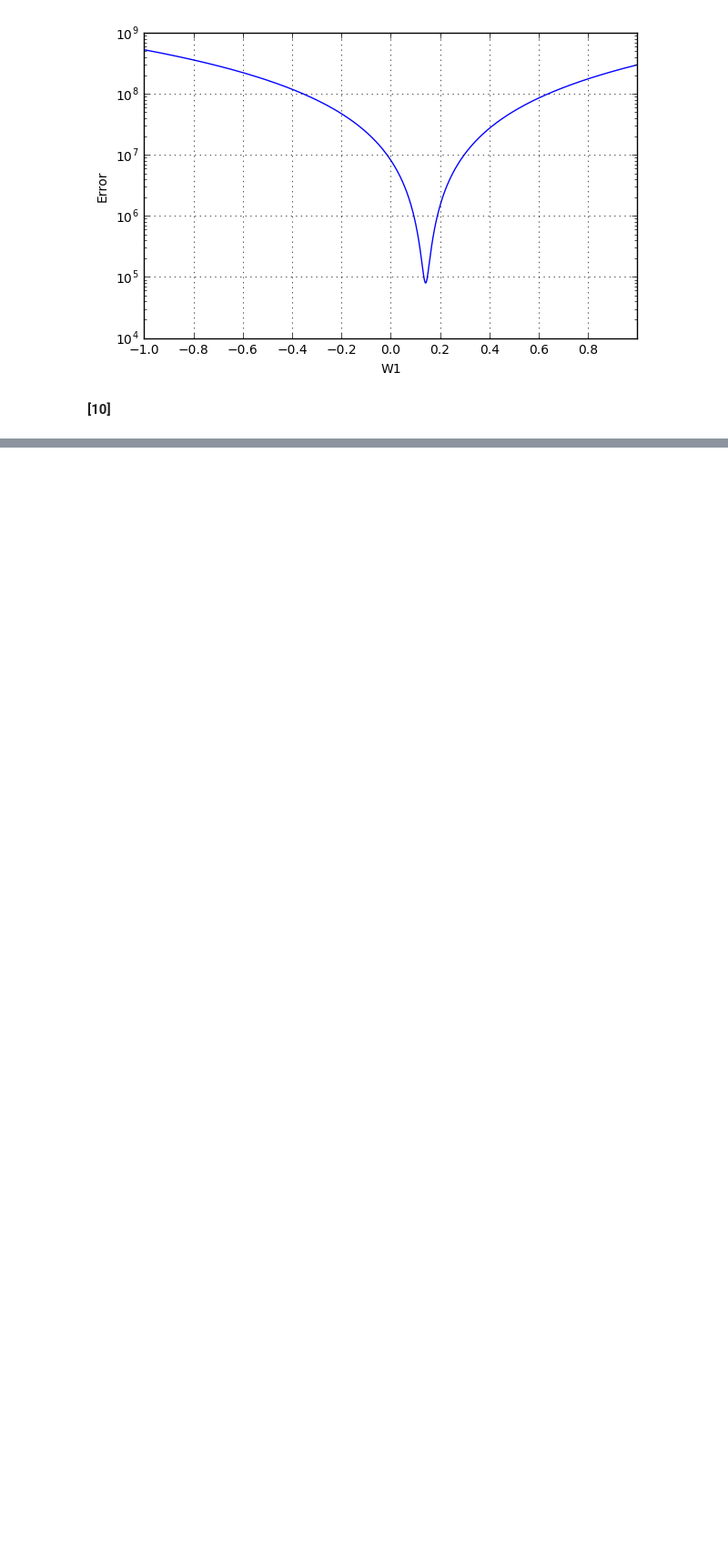
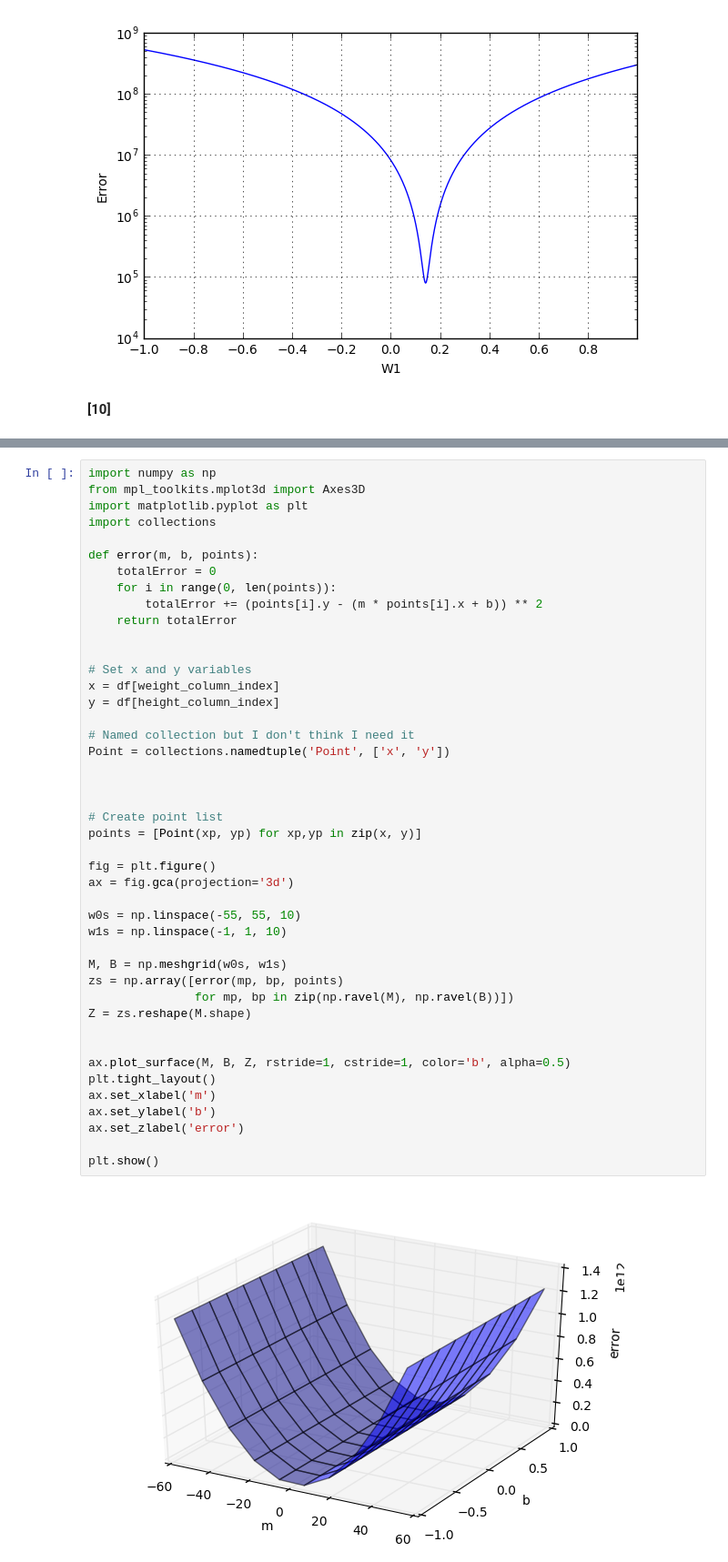
Before and after one commit to EvdokimovN/S7DataScience, a Jupyter notebook: S7DataScience.ipynb, the cells around one changed output, grey strips where cells are left out. Shown: that part at 91% size. Drawn from its saved outputs; the diff is of its cells as text; blank space fills up the shorter version.

Commit message:
Naive 3D plot of error function

```diff
--- a/S7DataScience.ipynb
+++ b/S7DataScience.ipynb
@@ -264,0 +233,46 @@ ValueError: operands could not be broadcast together with shapes (40,) (25000,)
+# %%
+import numpy as np
+from mpl_toolkits.mplot3d import Axes3D
+import matplotlib.pyplot as plt
+import collections
+
+def error(m, b, points):
+    totalError = 0
+    for i in range(0, len(points)):
+        totalError += (points[i].y - (m * points[i].x + b)) ** 2
+    return totalError
+
+
+# Set x and y variables
+x = df[weight_column_index]
+y = df[height_column_index]
+
+# Named collection but I don't think I need it
+Point = collections.namedtuple('Point', ['x', 'y'])
+
+
+
+# Create point list
+points = [Point(xp, yp) for xp,yp in zip(x, y)]
+
+fig = plt.figure()
+ax = fig.gca(projection='3d')
+
+w0s = np.linspace(-55, 55, 10)
+w1s = np.linspace(-1, 1, 10)
+
+M, B = np.meshgrid(w0s, w1s)
+zs = np.array([error(mp, bp, points)
+               for mp, bp in zip(np.ravel(M), np.ravel(B))])
+Z = zs.reshape(M.shape)
+
+
+ax.plot_surface(M, B, Z, rstride=1, cstride=1, color='b', alpha=0.5)
+plt.tight_layout()
+ax.set_xlabel('m')
+ax.set_ylabel('b')
+ax.set_zlabel('error')
+
+plt.show()
+# %% [output]
+[figure, added]
```
Also changed, not shown: parts of 2 cells of this notebook.
